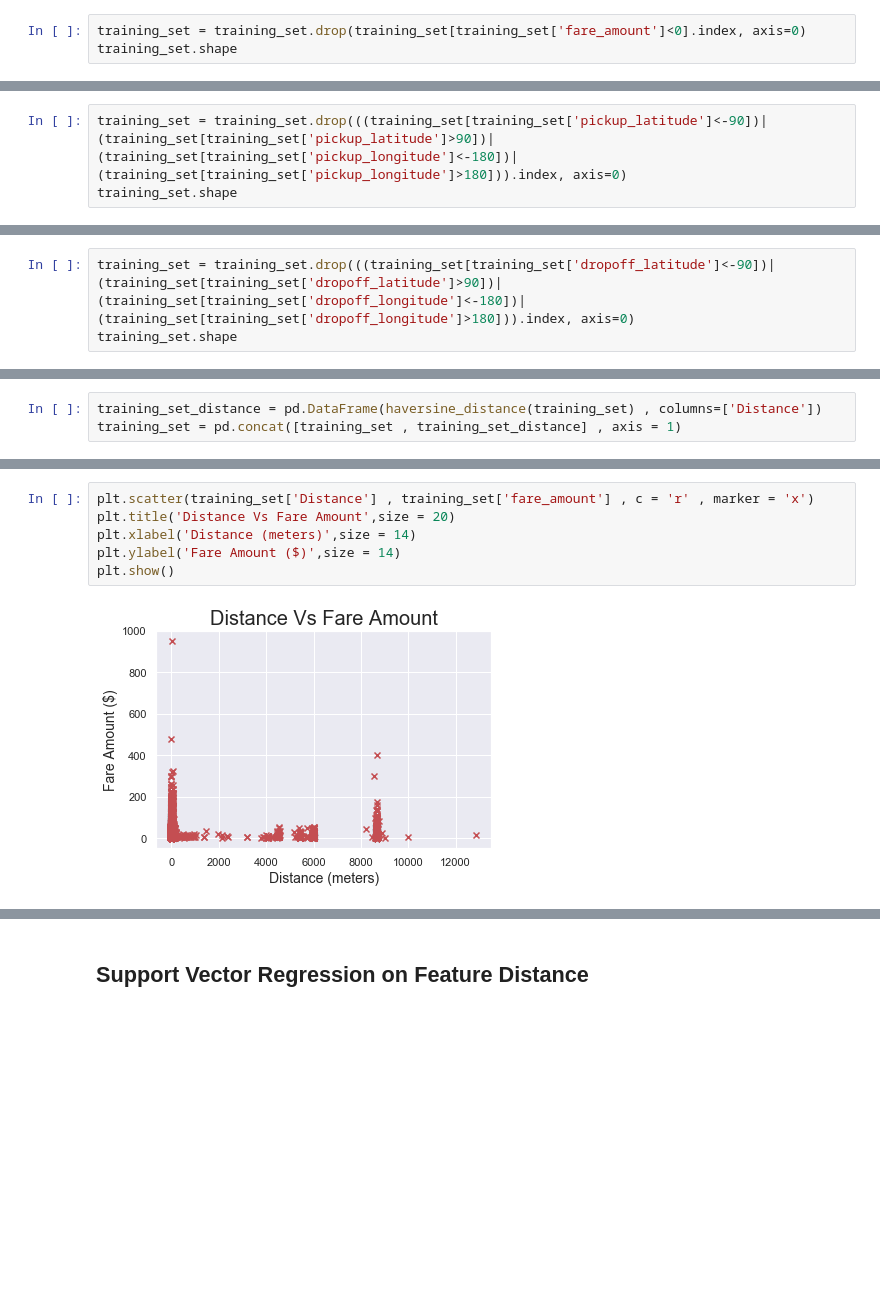
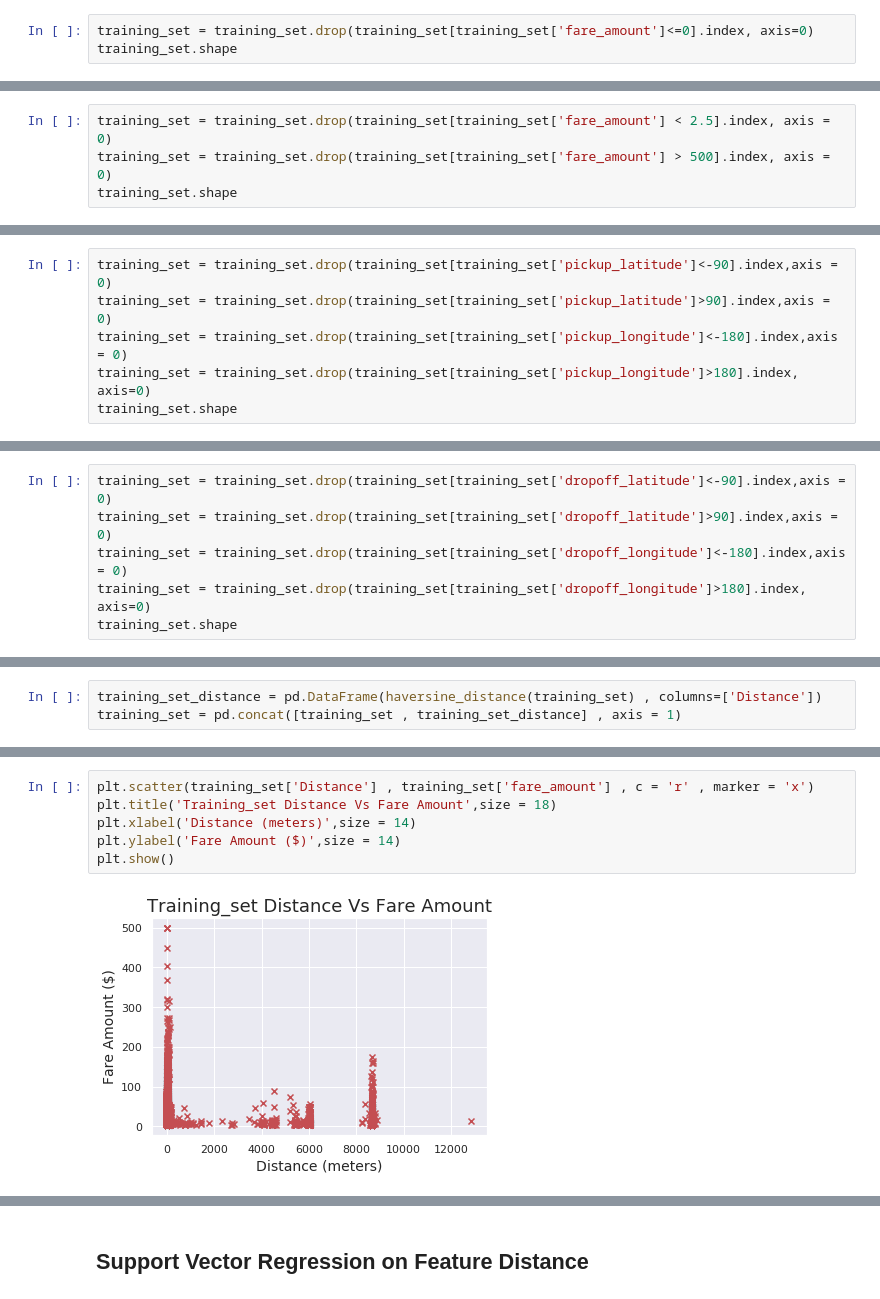
Before and after one commit to Swayam595/ML_Project_NewYork_TaxiFare_Prediction, a Jupyter notebook: Swayam_Swaroop_Mishra/CMPE_257_Project.ipynb, the cells around one changed output, grey strips where cells are left out. Drawn from its saved outputs; the diff is of its cells as text; blank space fills up the shorter version.

```diff
--- a/Swayam_Swaroop_Mishra/CMPE_257_Project.ipynb
+++ b/Swayam_Swaroop_Mishra/CMPE_257_Project.ipynb
@@ -252,4 +251,4 @@ Counter({False: 999945, True: 45})
 # %%
-training_set = training_set.drop(training_set[training_set['fare_amount']<0].index, axis=0)
+training_set = training_set.drop(training_set[training_set['fare_amount']<=0].index, axis=0)
 training_set.shape
 # %% [output]
@@ -303,0 +315,4 @@ training_set.describe()
+# %%
+training_set = training_set.drop(training_set[training_set['fare_amount'] < 2.5].index, axis = 0)
+training_set = training_set.drop(training_set[training_set['fare_amount'] > 500].index, axis = 0)
+training_set.shape
@@ -340,4 +370,7 @@ Number of invalid pickup cordinates =  23
 # %%
-training_set = training_set.drop(((training_set[training_set['pickup_latitude']<-90])|(training_set[training_set['pickup_latitude']>90])|(training_set[training_set['pickup_longitude']<-180])|(training_set[training_set['pickup_longitude']>180])).index, axis=0)
+training_set = training_set.drop(training_set[training_set['pickup_latitude']<-90].index,axis = 0)
+training_set = training_set.drop(training_set[training_set['pickup_latitude']>90].index,axis = 0)
+training_set = training_set.drop(training_set[training_set['pickup_longitude']<-180].index,axis = 0)
+training_set = training_set.drop(training_set[training_set['pickup_longitude']>180].index, axis=0)
 training_set.shape
 # %% [output]
@@ -351,4 +382,7 @@ Number of invalid drop off cordinates =  11
 # %%
-training_set = training_set.drop(((training_set[training_set['dropoff_latitude']<-90])|(training_set[training_set['dropoff_latitude']>90])|(training_set[training_set['dropoff_longitude']<-180])|(training_set[training_set['dropoff_longitude']>180])).index, axis=0)
+training_set = training_set.drop(training_set[training_set['dropoff_latitude']<-90].index,axis = 0)
+training_set = training_set.drop(training_set[training_set['dropoff_latitude']>90].index,axis = 0)
+training_set = training_set.drop(training_set[training_set['dropoff_longitude']<-180].index,axis = 0)
+training_set = training_set.drop(training_set[training_set['dropoff_longitude']>180].index, axis=0)
 training_set.shape
 # %% [output]
@@ -427,8 +471,8 @@ training_set.describe()
 # %%
 plt.scatter(training_set['Distance'] , training_set['fare_amount'] , c = 'r' , marker = 'x')
-plt.title('Distance Vs Fare Amount',size = 20)
+plt.title('Training_set Distance Vs Fare Amount',size = 18)
 plt.xlabel('Distance (meters)',size = 14)
 plt.ylabel('Fare Amount ($)',size = 14)
 plt.show()
 # %% [output]
-[figure, old version]
+[figure, new version]
```
Also changed, not shown: parts of 86 cells of this notebook.
